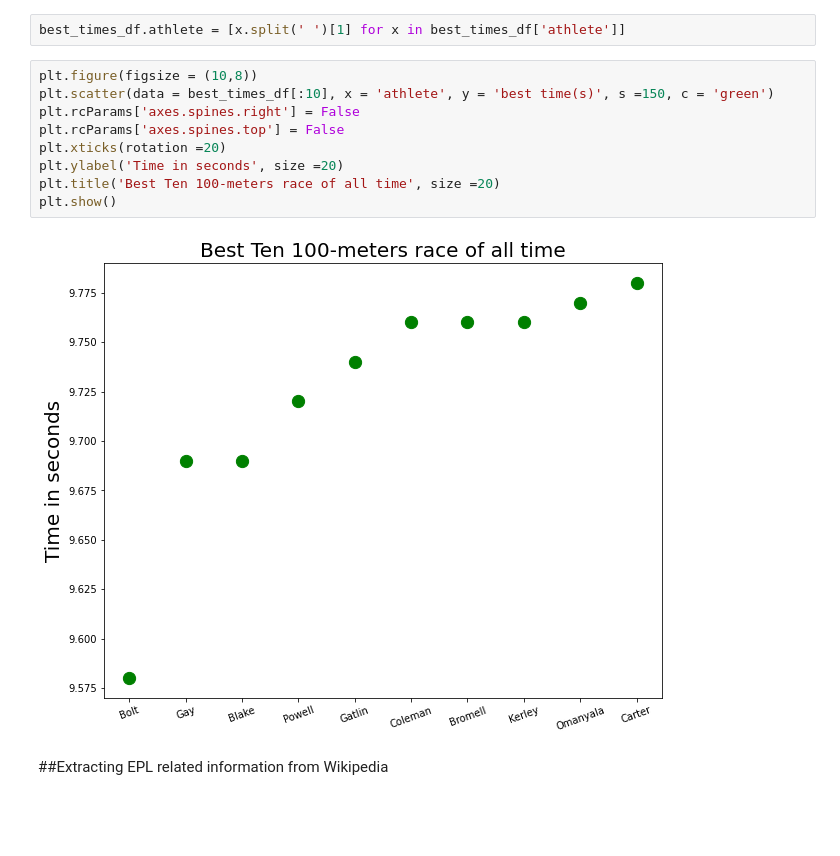
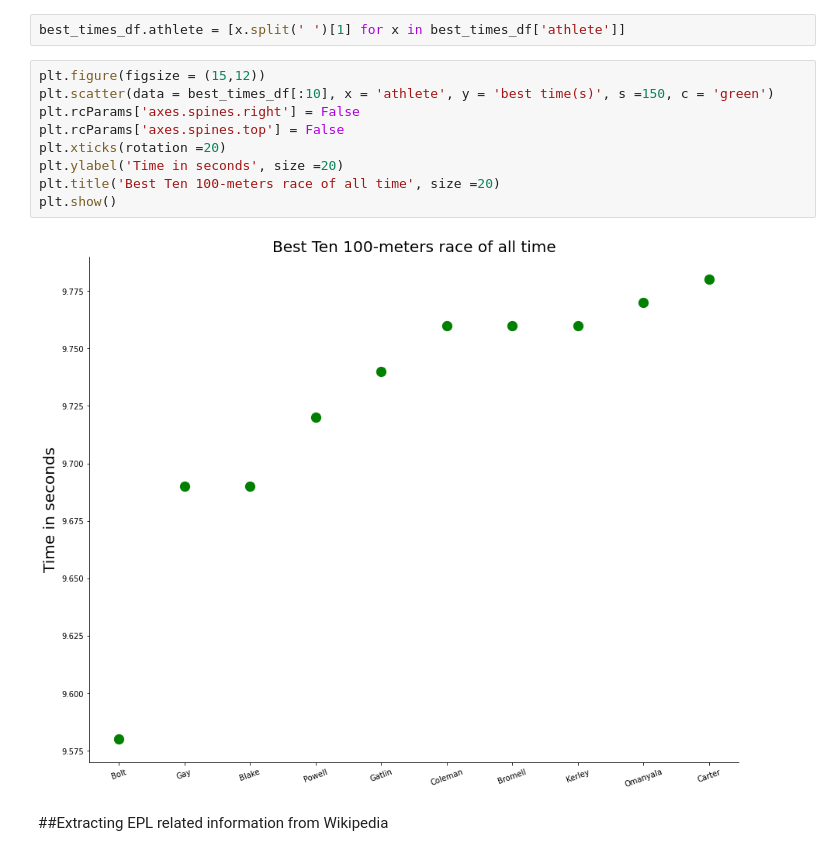
Before and after one commit to Delonix7/Data_Science_Essentials, a Jupyter notebook: Web_Scraping_with_Python.ipynb, the cells around one changed output. Cells and saved outputs as stored; diff of their text form; blank space fills up the shorter version.

```diff
--- a/Web_Scraping_with_Python.ipynb
+++ b/Web_Scraping_with_Python.ipynb
@@ -446,16 +446,16 @@ best_times_df.columns = ['athlete', 'best time(s)']
 # %%
 best_times_df.athlete = [x.split(' ')[1] for x in best_times_df['athlete']]
 # %%
-plt.figure(figsize = (10,8))
+plt.figure(figsize = (15,12))
 plt.scatter(data = best_times_df[:10], x = 'athlete', y = 'best time(s)', s =150, c = 'green')
 plt.rcParams['axes.spines.right'] = False
 plt.rcParams['axes.spines.top'] = False
 plt.xticks(rotation =20)
 plt.ylabel('Time in seconds', size =20)
 plt.title('Best Ten 100-meters race of all time', size =20)
 plt.show()
 # %% [output]
-[figure, old version]
+[figure, new version]
 # %% [markdown]
 ##Extracting EPL related information from Wikipedia
 # %%
```
